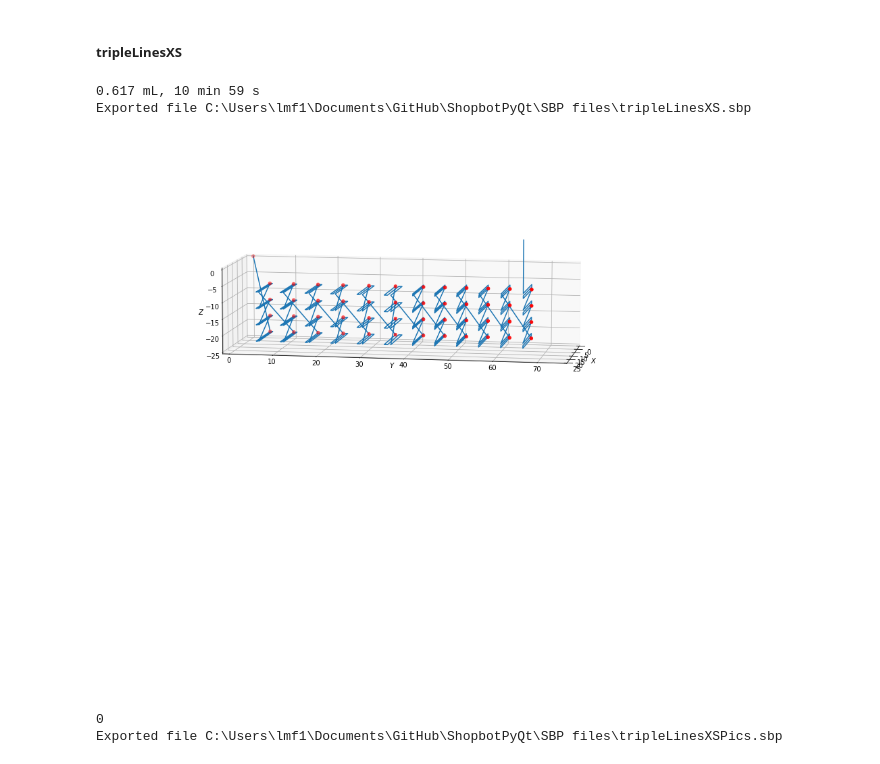
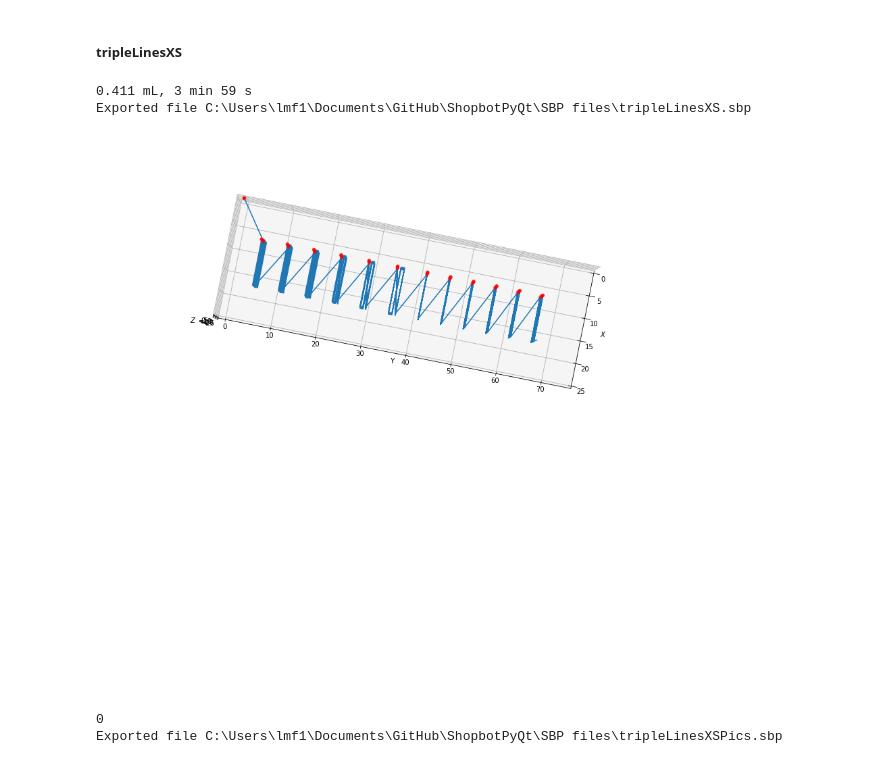
Before and after one commit to usnistgov/ShopbotPyQt, a Jupyter notebook: SBP files/sbpcreator.ipynb, the cells around one changed output. Drawn from its saved outputs; the diff is of its cells as text; code cells hidden in the pictures.

```diff
--- a/SBP files/sbpcreator.ipynb
+++ b/SBP files/sbpcreator.ipynb
@@ -510,37 +506,39 @@ Exported file C:/Users/lmf1/Documents/GitHub/ShopbotPyQt/SBP files\singleLinesPi
 total = copy.deepcopy(dv)
 total.addVar('nid', 0.603)
 total = total + sc.startingPoint(0,0,0)
 total.turnOn(3)
 
 ylast = 0
 
 # head-on, in plane
 for shortdir in ['+y', '+z']:
     for i,spacing in enumerate([0.5, 0.625, 0.75, 0.875, 1, 1.25]):
         for z0frac in [0.9, 0.7, 0.5, 0.3]:
             zz = sc.zigzag(lastPt=total, killZigs=True)
-            zz.x0 = '&margin'
+            zz.x0 = '&slideW/2-&margin'
             zz.y0 = f'&margin+{ylast}'
             zz.z0 = f'-{z0frac}*&slideW'
+            zz.width = f'2*&margin'
             zz.spacing1 = f'&nid*{spacing}'
             zz.spacing2 = f'&nid*{spacing}'
             zz.reps=3
             zz.mz(zz.z0)
             zz.shortdir = shortdir
             total = total + zz
+            total.mz(f'-{z0frac-0.1}*&slideW')
         ylast = zz.cp[1]
 
 
 total.turnOff(3)
 total.mz(10)
 total.printVolume()
-total.plot(ele=10, azi=10)
+total.plot(ele=90, azi=10)
 total.export(os.path.join(SBPFOLDER, 'tripleLinesXS.sbp'), [])
 # print(total.convertFile('spacing'))
 # %% [output]
-0.617 mL, 10 min 59 s
+0.411 mL, 3 min 59 s
 Exported file C:\Users\lmf1\Documents\GitHub\ShopbotPyQt\SBP files\tripleLinesXS.sbp
-[figure, old version]
+[figure, new version]
 # %%
 total = copy.deepcopy(dv)
 total.addVar('nid', 0.603)
```
Also changed, not shown: parts of 6 cells of this notebook, 14 other files.
